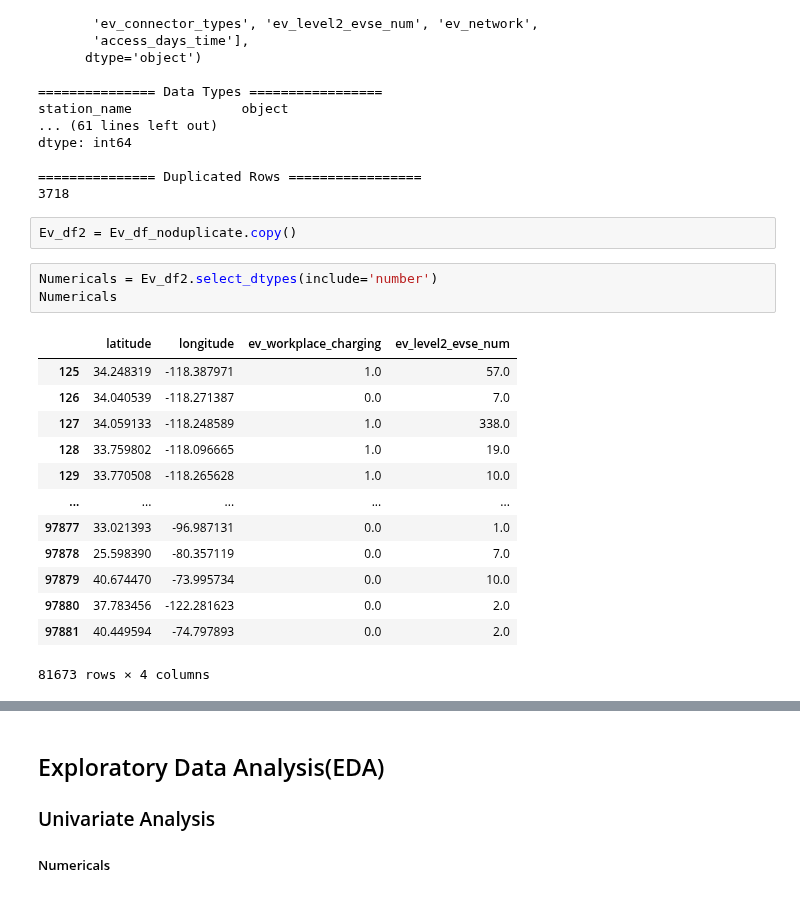
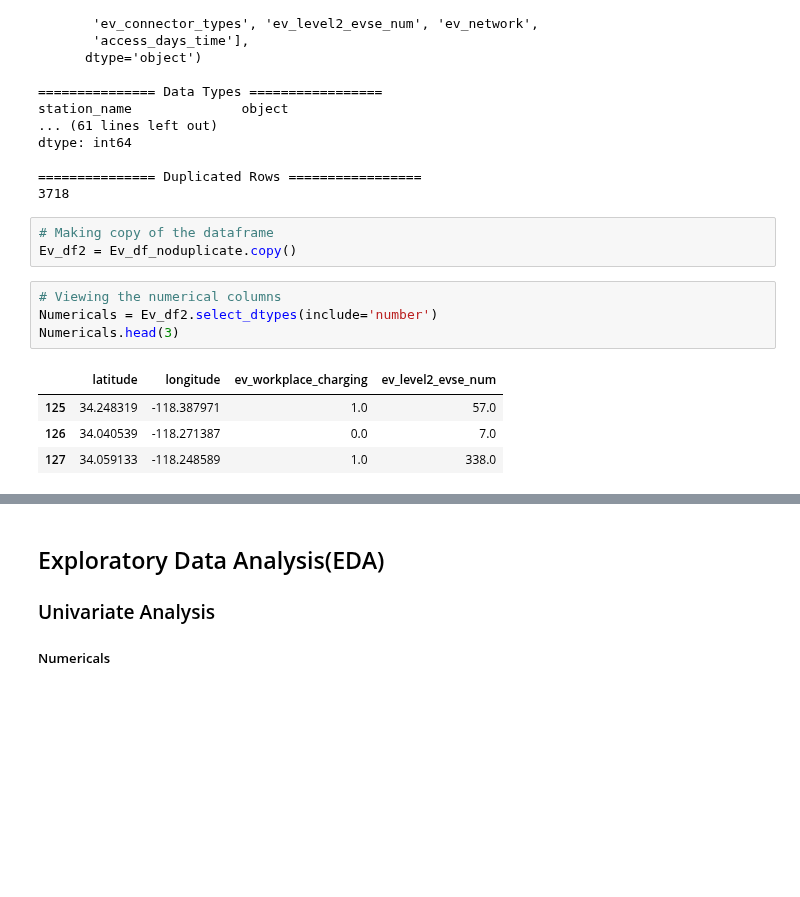
Before and after one commit to Damarispaul/Ev_Stations, a Jupyter notebook: EV Charging (3).ipynb, the cells around one changed output, grey strips where cells are left out. Cells and saved outputs as stored; diff of their text form; blank space fills up the shorter version.

```diff
--- a/EV Charging (3).ipynb
+++ b/EV Charging (3).ipynb
@@ -312,23 +312,16 @@ dtype: int64
 
 =============== Duplicated Rows =================
 3718
-# %%
-Ev_df2 = Ev_df_noduplicate.copy()
+# %%
+# Making copy of the dataframe
+Ev_df2 = Ev_df_noduplicate.copy()
 # %%
+# Viewing the numerical columns
 Numericals = Ev_df2.select_dtypes(include='number')
-Numericals
+Numericals.head(3)
 # %% [output]
 |  | latitude | longitude | ev_workplace_charging | ev_level2_evse_num |
 | 125 | 34.248319 | -118.387971 | 1.0 | 57.0 |
 | 126 | 34.040539 | -118.271387 | 0.0 | 7.0 |
 | 127 | 34.059133 | -118.248589 | 1.0 | 338.0 |
-| 128 | 33.759802 | -118.096665 | 1.0 | 19.0 |
-| 129 | 33.770508 | -118.265628 | 1.0 | 10.0 |
-| ... | ... | ... | ... | ... |
-| 97877 | 33.021393 | -96.987131 | 0.0 | 1.0 |
-| 97878 | 25.598390 | -80.357119 | 0.0 | 7.0 |
-| 97879 | 40.674470 | -73.995734 | 0.0 | 10.0 |
-| 97880 | 37.783456 | -122.281623 | 0.0 | 2.0 |
-| 97881 | 40.449594 | -74.797893 | 0.0 | 2.0 |
-81673 rows × 4 columns
 # %%
```
Also changed, not shown: parts of 46 cells of this notebook.
